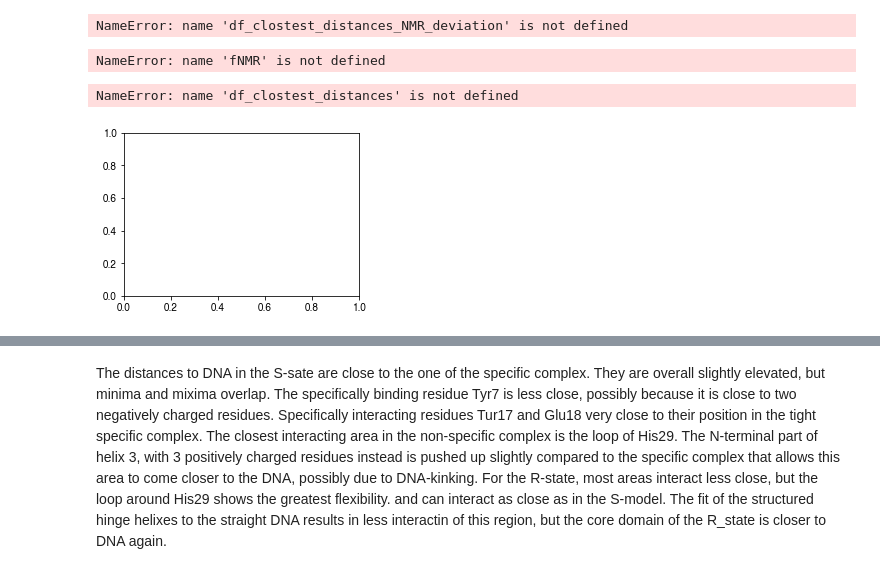
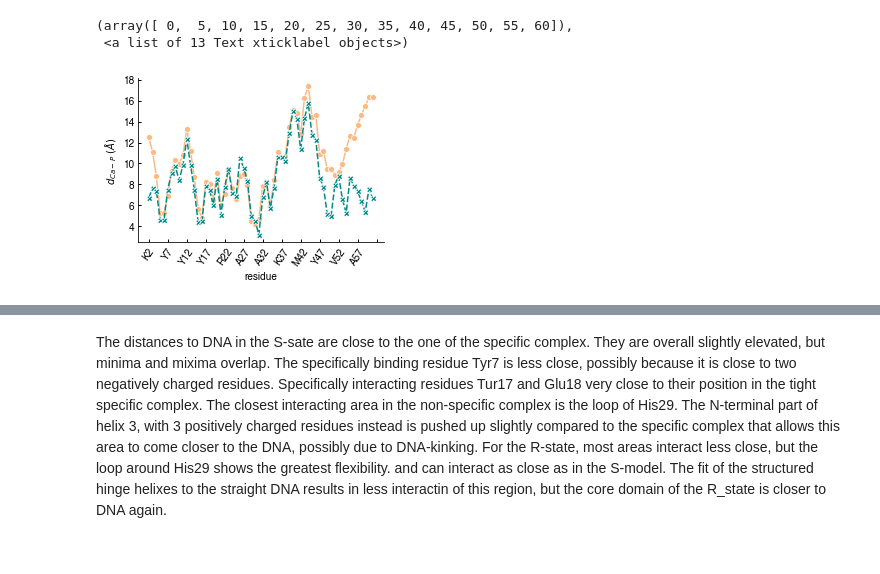
Before and after one commit to mallu2/CG_analysis, a Jupyter notebook: interaction_profiles.ipynb, the cells around one changed output, grey strips where cells are left out. Drawn from its saved outputs; the diff is of its cells as text; code cells hidden in the pictures.

Commit message:
short version Sub. Figures

```diff
--- a/interaction_profiles.ipynb
+++ b/interaction_profiles.ipynb
@@ -12,9 +12,9 @@ rc('font', **font)  # pass in the font dict as kwargs
 import matplotlib.pyplot as plt
 import seaborn as sns
 # %%
-f_1efa_distance_to_axis = ('/Users/mallu899/Mirror/projects/lacI_CG_master/scripts_and_notebooks/AnalysisPy/Binding/1efa_distancesToAxis.txt','r')
-f_NMR = ('/Users/mallu899/Mirror/projects/lacI_CG_master/scripts_and_notebooks/AnalysisPy/ClosestDistances/1osl_ClosestDist.dat')
-f_crystal = ('/Users/mallu899/Mirror/projects/lacI_CG_master/scripts_and_notebooks/AnalysisPy/ClosestDistances/1efa_ClosestDist.dat')
+f_1efa_distance_to_axis = ('AnalysisPy/Binding/1efa_distancesToAxis.txt','r')
+f_NMR = ('AnalysisPy/ClosestDistances/1osl_ClosestDist.dat')
+f_crystal = ('AnalysisPy/ClosestDistances/1efa_ClosestDist.dat')
 # %%
 p1 = np.array([224/256, 236/256, 244/256, 1])
 p2 = np.array([158/256, 160/256, 218/256, 1])
@@ -41,4 +33,7 @@ NameError: name 'NMR_clostest_distance_CA_P' is not defined
 # %%
-df_clostest_distances_NMR_deviation=pd.DataFrame({'residue':lacI_DBD_sequence+lacI_DBD_sequence,'$d_{deviation,Ca\ P}$':list(NMR_clostest_distance_CA_P[0][0:60]-NMR_clostest_distance_CA_P[1][0:60])\
-              +list(NMR_clostest_distance_CA_P[0][0:60]+NMR_clostest_distance_CA_P[1][0:60]),'$low,up$':['lower' for x in range(0,60)]+['upper' for x in range(0,60)]})
+NMR_clostest_distance_CA_P = pd.read_csv(f_NMR,header=None, sep='\s+')
+crystal_clostest_distance_CA_P = pd.read_csv(f_crystal,header=None, sep='\s+')
+df_clostest_distances=pd.DataFrame({'residue':lacI_DBD_sequence+lacI_DBD_sequence,'$d_{Ca-P}\ (Å)$':list(NMR_clostest_distance_CA_P[0][0:60])\
+              +list(crystal_clostest_distance_CA_P[0][0:60]),'experiment':['NMR' for x in range(0,60)]+['crystallization' for x in range(0,60)]})
+df_clostest_distances
 # %% [output]
@@ -46,36 +53,24 @@ NameError: name 'NMR_clostest_distance_CA_P' is not defined
-# %%
-df_clostest_distances_NMR_deviation
-# %% [output]
-NameError: name 'df_clostest_distances_NMR_deviation' is not defined
-# %%
-NMR_clostest_distance_CA_P = pd.read_csv(fNMR,header=None, sep='\s+')
-crystal_clostest_distance_CA_P = pd.read_csv(fcry,header=None, sep='\s+')
-df_clostest_distances=pd.DataFrame({'residue':lacI_DBD_sequence+lacI_DBD_sequence,'$d_{Ca-P}\ (Å)$':list(NMR_clostest_distance_CA_P[0][0:60])\
-              +list(crystal_clostest_distance_CA_P[0][0:60]),'experiment':['NMR' for x in range(0,60)]+['crystallization' for x in range(0,60)]})
-df_clostest_distances
-# %% [output]
-NameError: name 'fNMR' is not defined
 # %%
 fig=plt.subplots(figsize = (4.2,3.0))
 sns.lineplot(data=df_clostest_distances,x='residue',y='$d_{Ca-P}\ (Å)$',hue='experiment',style="experiment",markers=True,ci='sd',palette=[o2,'darkcyan'])
-sns.lineplot(data=df_clostest_distances_NMR_deviation,x='residue',y='$d_{deviation,Ca\ P}$',hue='$low,up$',palette=[o2,o2],)
 
 plt.legend([],[], frameon=False)
 plt.tick_params(
     axis='both',          # changes apply to the x-axis
     which='both',      # both major and minor ticks are affected
     bottom=True,      # ticks along the bottom edge are off
     top=False,         # ticks along the top edge are off
     labelbottom=True,
     labeltop = False,
     right=False, left=True, labelleft=True,labelsize='medium',
     width = 1,
     length = 3, color='k',direction ='in')
 plt.tight_layout()
 sns.despine()
 plt.xticks(range(0,61,5))
 plt.xticks(rotation=55)
-plt.savefig('/Users/mallu899/Mirror/projects/lacI_CG_master/LacI_CG_Draft/Figures/SI/NMR_cystal_profile',dpi=300,bbox_inches='tight', transparent=True)
+#plt.savefig('NMR_cystal_profile',dpi=300,bbox_inches='tight', transparent=True)
 # %% [output]
-NameError: name 'df_clostest_distances' is not defined
+(array([ 0,  5, 10, 15, 20, 25, 30, 35, 40, 45, 50, 55, 60]),
+ <a list of 13 Text xticklabel objects>)
-[figure, old version]
+[figure, new version]
```
Also changed, not shown: parts of 14 cells of this notebook.
